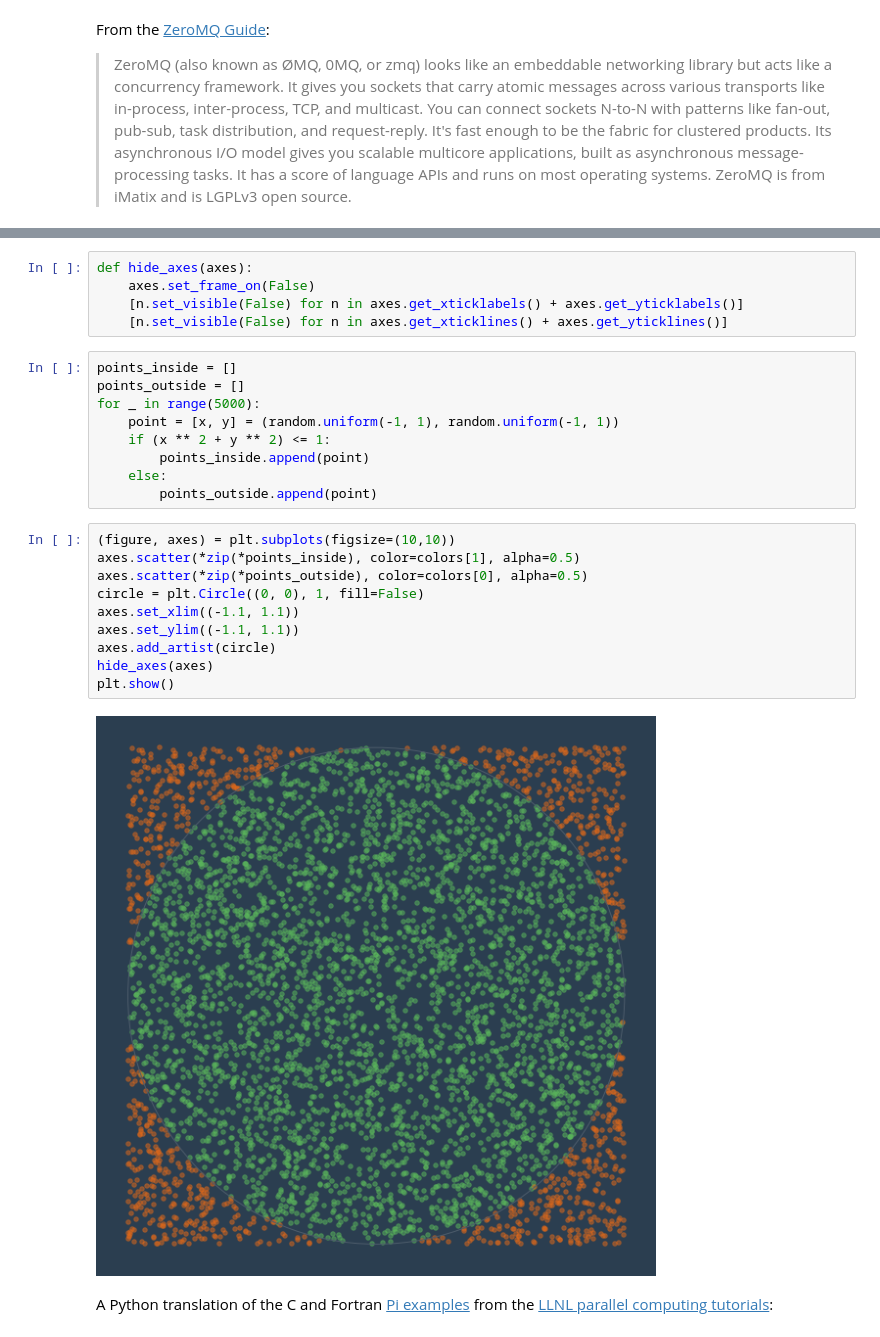
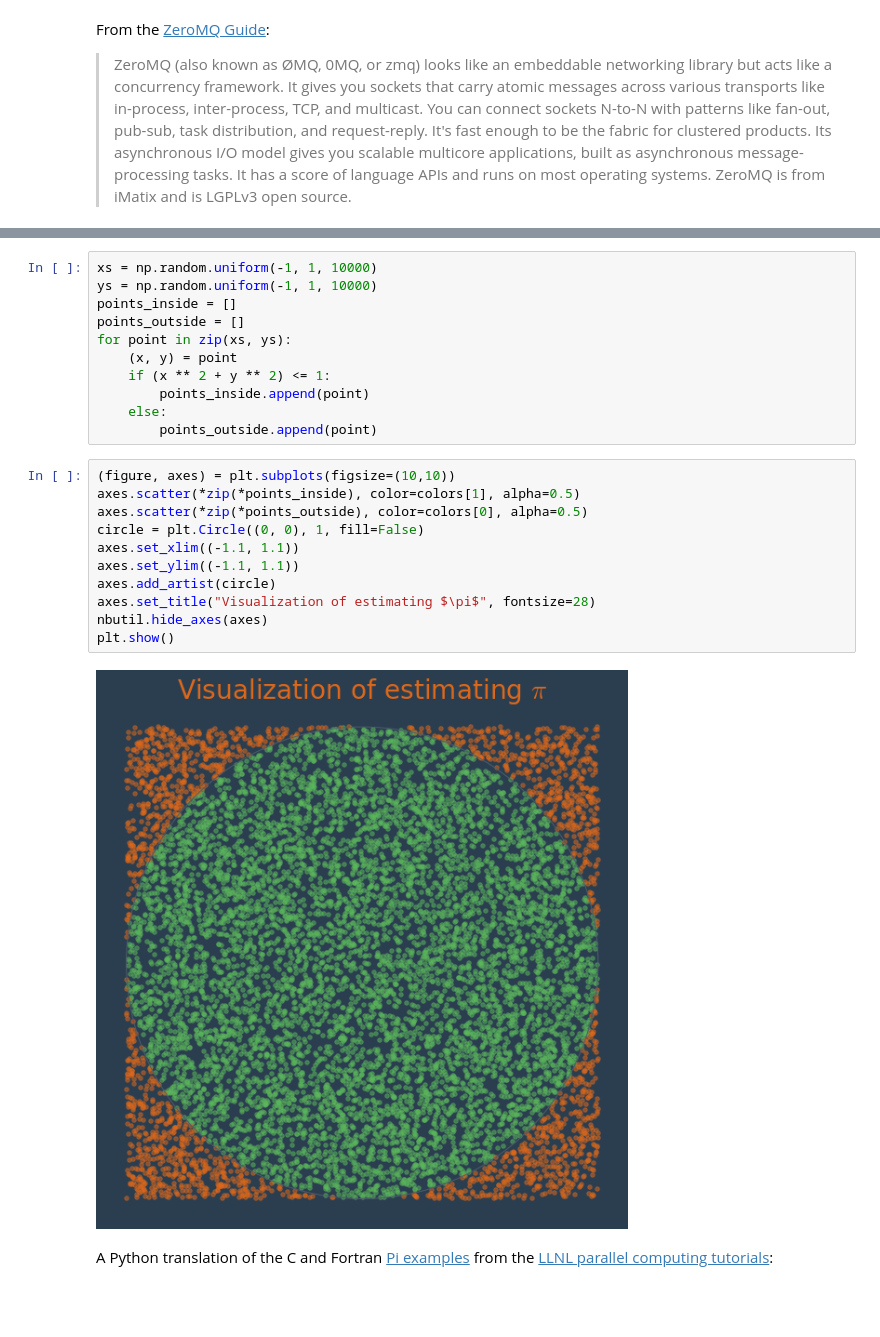
Before and after one commit to jp-wright/clustering, a Jupyter notebook: notebooks/mmpl-clustering.ipynb, the cells around one changed output, grey strips where cells are left out. Saved outputs shown, nothing was run; the diff lists cells and outputs as text; blank space fills up the shorter version.

```diff
--- a/notebooks/mmpl-clustering.ipynb
+++ b/notebooks/mmpl-clustering.ipynb
@@ -133,16 +141,13 @@ $$
 \pi &=& 4 \frac{A_{circle}}{A_{square}} \\
 \end{eqnarray*}
 $$
-# %%
-def hide_axes(axes):
-    axes.set_frame_on(False)
-    [n.set_visible(False) for n in axes.get_xticklabels() + axes.get_yticklabels()]
-    [n.set_visible(False) for n in axes.get_xticklines() + axes.get_yticklines()]
 # %%
+xs = np.random.uniform(-1, 1, 10000)
+ys = np.random.uniform(-1, 1, 10000)
 points_inside = []
 points_outside = []
-for _ in range(5000):
-    point = [x, y] = (random.uniform(-1, 1), random.uniform(-1, 1))
+for point in zip(xs, ys):
+    (x, y) = point
     if (x ** 2 + y ** 2) <= 1:
         points_inside.append(point)
     else:
@@ -150,15 +155,16 @@ for _ in range(5000):
 # %%
 (figure, axes) = plt.subplots(figsize=(10,10))
 axes.scatter(*zip(*points_inside), color=colors[1], alpha=0.5)
 axes.scatter(*zip(*points_outside), color=colors[0], alpha=0.5)
 circle = plt.Circle((0, 0), 1, fill=False)
 axes.set_xlim((-1.1, 1.1))
 axes.set_ylim((-1.1, 1.1))
 axes.add_artist(circle)
-hide_axes(axes)
+axes.set_title("Visualization of estimating $\pi$", fontsize=28)
+nbutil.hide_axes(axes)
 plt.show()
 # %% [output]
-[figure, old version]
+[figure, new version]
 # %% [markdown]
 A Python translation of the C and Fortran [Pi examples](https://computing.llnl.gov/tutorials/parallel_comp/#ExamplesPI) from the [LLNL parallel computing tutorials](https://computing.llnl.gov/tutorials/parallel_comp/):
 # %%
```
Also changed, not shown: parts of 61 cells of this notebook.
